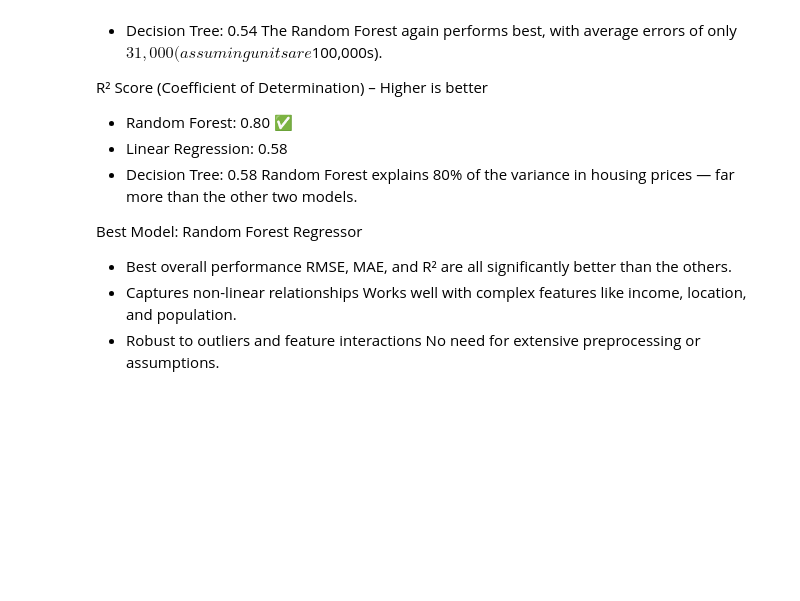
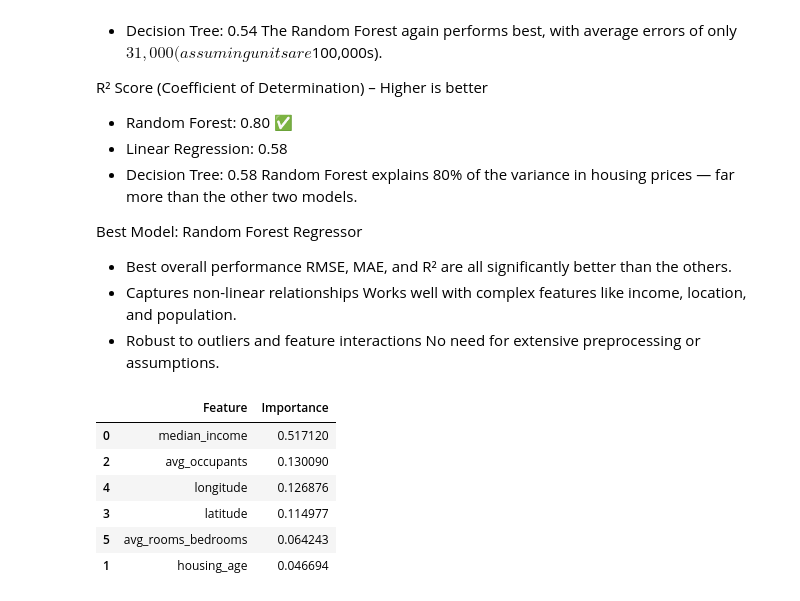
Before and after one commit to nguyen010103/California-house-pricing-prediction, a Jupyter notebook: notebooks/03_data_training.ipynb, the cells around one changed output. Saved outputs shown, nothing was run; the diff lists cells and outputs as text; code cells hidden in the pictures; blank space fills up the shorter version.

```diff
--- a/notebooks/03_data_training.ipynb
+++ b/notebooks/03_data_training.ipynb
@@ -327,0 +337,10 @@ Best Model: Random Forest Regressor
+# %%
+feat_importances
+# %% [output]
+|  | Feature | Importance |
+| 0 | median_income | 0.517120 |
+| 2 | avg_occupants | 0.130090 |
+| 4 | longitude | 0.126876 |
+| 3 | latitude | 0.114977 |
+| 5 | avg_rooms_bedrooms | 0.064243 |
+| 1 | housing_age | 0.046694 |
```
Also changed, not shown: parts of 8 cells of this notebook, 6 other files.
